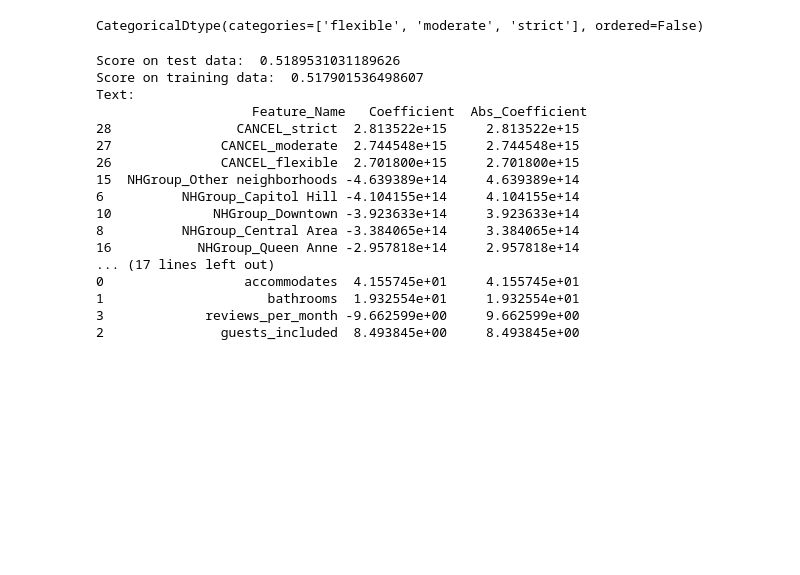
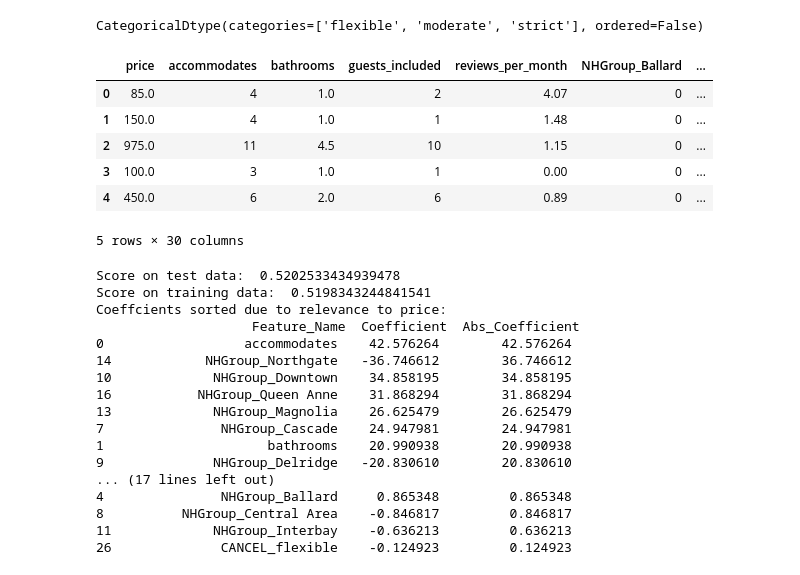
Before and after one commit to hsrsec/project1, a Jupyter notebook: Seattle_airbnb.ipynb, the cells around one changed output. Drawn from its saved outputs; the diff is of its cells as text; code cells hidden in the pictures; blank space fills up the shorter version.

Commit message:
Changed scaling of the predicition

```diff
--- a/Seattle_airbnb.ipynb
+++ b/Seattle_airbnb.ipynb
@@ -369,6 +369,16 @@ listings_linearmodel = listings_linearmodel.join(pd.get_dummies(listings_linearm
 listings_linearmodel = listings_linearmodel.join(pd.get_dummies(listings_linearmodel['bed_type'], prefix='BED', prefix_sep='_'))
 listings_linearmodel = listings_linearmodel.join(pd.get_dummies(listings_linearmodel['cancellation_policy'], prefix='CANCEL', prefix_sep='_'))
 listings_linearmodel = listings_linearmodel.drop(['neighbourhood_group_cleansed', 'bed_type', 'cancellation_policy'],axis=1)
+# %%
+listings_linearmodel.head()
+# %% [output]
+|  | price | accommodates | bathrooms | guests_included | reviews_per_month | NHGroup_Ballard | ... |
+| 0 | 85.0 | 4 | 1.0 | 2 | 4.07 | 0 | ... |
+| 1 | 150.0 | 4 | 1.0 | 1 | 1.48 | 0 | ... |
+| 2 | 975.0 | 11 | 4.5 | 10 | 1.15 | 0 | ... |
+| 3 | 100.0 | 3 | 1.0 | 1 | 0.00 | 0 | ... |
+| 4 | 450.0 | 6 | 2.0 | 6 | 0.89 | 0 | ... |
+5 rows × 30 columns
 # %%
 # 5. Modelling & Evaluation: Linear Regression
 
@@ -379,8 +389,16 @@ listings_linearmodel = listings_linearmodel.drop(['neighbourhood_group_cleansed'
 y = listings_linearmodel['price']
 X = listings_linearmodel.drop(['price'], axis=1)
 
+# For the scaling of the data we need to seperate the categorical one hot encoded data from the continuous data, so that we introduce
+# the scaling step for the dataframe X at this point:
+X_num = X[['accommodates', 'bathrooms', 'guests_included', 'reviews_per_month']]
+X_cat = X.drop(['accommodates', 'bathrooms', 'guests_included', 'reviews_per_month'], axis=1)
+scaler = StandardScaler()
+X_num = pd.DataFrame(scaler.fit_transform(X_num), columns=X_num.columns)
+X = X_num.join(X_cat)
+
 X_train, X_test, y_train, y_test = train_test_split(X, y, test_size=0.3, random_state=42)
-lm_model = make_pipeline(StandardScaler(), LinearRegression())
+lm_model = LinearRegression()
 lm_model.fit(X_train, y_train)
 
 y_test_predict = lm_model.predict(X_test)
@@ -393,25 +411,25 @@ print('Score on training data: ', train_score)
 
 coef_linearmodel = pd.DataFrame()
 coef_linearmodel['Feature_Name'] = X_train.columns
-coef_linearmodel['Coefficient'] = lm_model.named_steps['linearregression'].coef_
-coef_linearmodel['Abs_Coefficient'] = np.abs(lm_model.named_steps['linearregression'].coef_)
+coef_linearmodel['Coefficient'] = lm_model.coef_
+coef_linearmodel['Abs_Coefficient'] = np.abs(lm_model.coef_)
 coef_linearmodel = coef_linearmodel.sort_values(by=['Abs_Coefficient'], ascending=False)
-print('Text: \n', coef_linearmodel)
+print('Coefficients sorted due to relevance to price: \n', coef_linearmodel)
 # %% [output]
-Score on test data:  0.5189531031189626
-Score on training data:  0.517901536498607
-Text:
-                    Feature_Name   Coefficient  Abs_Coefficient
-28                CANCEL_strict  2.813522e+15     2.813522e+15
-27              CANCEL_moderate  2.744548e+15     2.744548e+15
-26              CANCEL_flexible  2.701800e+15     2.701800e+15
-15  NHGroup_Other neighborhoods -4.639389e+14     4.639389e+14
-6          NHGroup_Capitol Hill -4.104155e+14     4.104155e+14
-10             NHGroup_Downtown -3.923633e+14     3.923633e+14
-8          NHGroup_Central Area -3.384065e+14     3.384065e+14
-16           NHGroup_Queen Anne -2.957818e+14     2.957818e+14
+Score on test data:  0.5202533434939478
+Score on training data:  0.5198343244841541
+Coeffcients sorted due to relevance to price:
+                    Feature_Name  Coefficient  Abs_Coefficient
+0                  accommodates    42.576264        42.576264
+14            NHGroup_Northgate   -36.746612        36.746612
+10             NHGroup_Downtown    34.858195        34.858195
+16           NHGroup_Queen Anne    31.868294        31.868294
+13             NHGroup_Magnolia    26.625479        26.625479
+7               NHGroup_Cascade    24.947981        24.947981
+1                     bathrooms    20.990938        20.990938
+9              NHGroup_Delridge   -20.830610        20.830610
 ... (17 lines left out)
-0                  accommodates  4.155745e+01     4.155745e+01
-1                     bathrooms  1.932554e+01     1.932554e+01
-3             reviews_per_month -9.662599e+00     9.662599e+00
-2               guests_included  8.493845e+00     8.493845e+00
+4               NHGroup_Ballard     0.865348         0.865348
+8          NHGroup_Central Area    -0.846817         0.846817
+11             NHGroup_Interbay    -0.636213         0.636213
+26              CANCEL_flexible    -0.124923         0.124923
```
Also changed, not shown: parts of 1 cell of this notebook.
